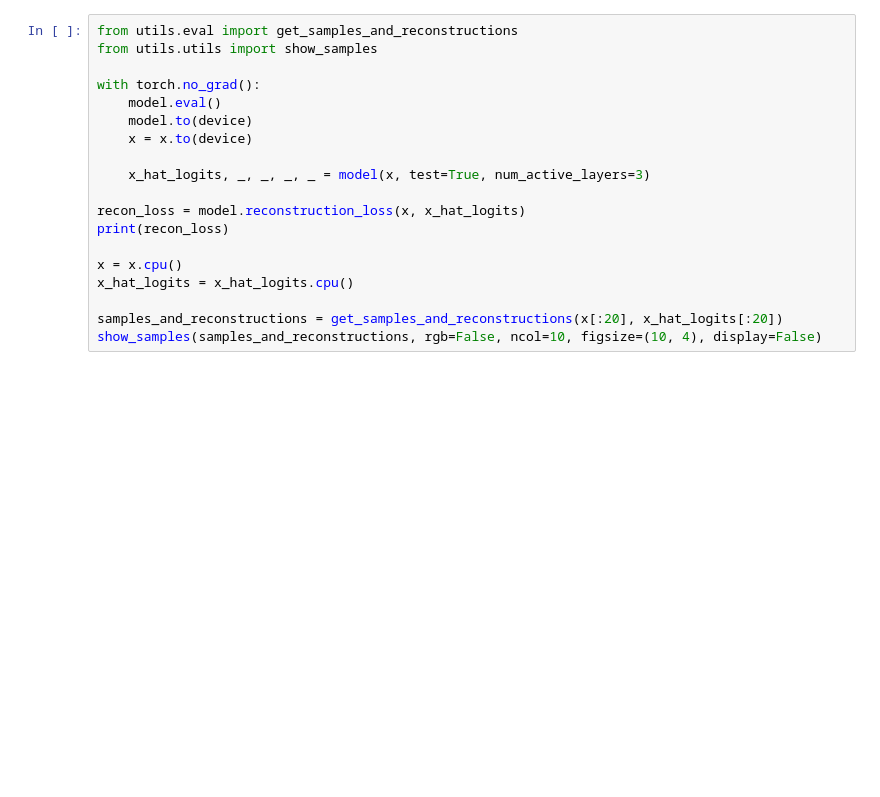
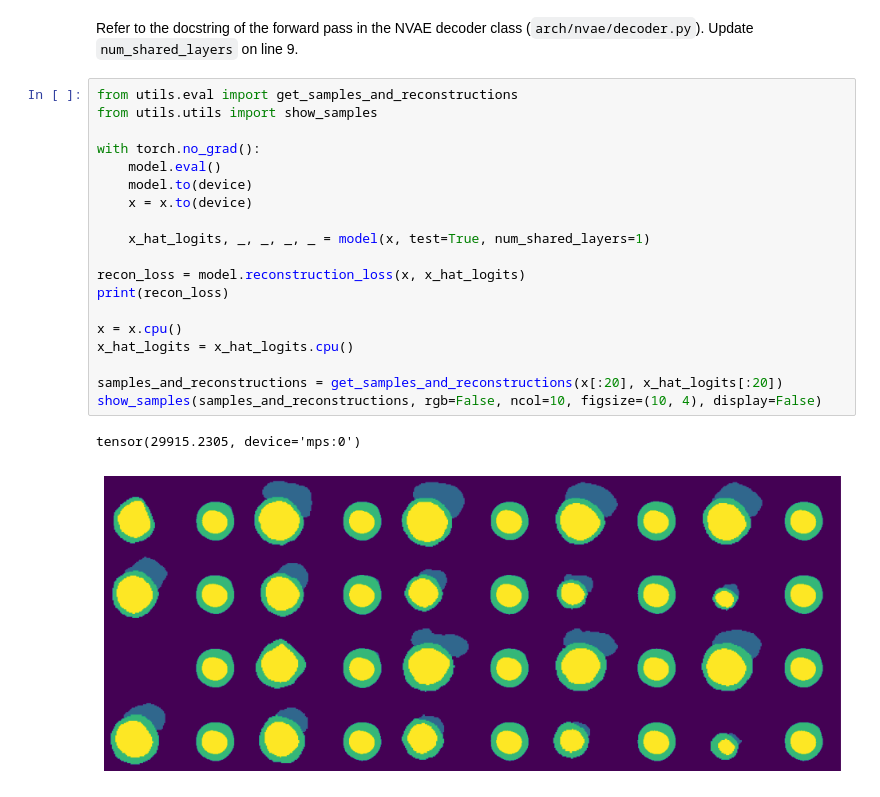
Before and after one commit to j-freddy/nvae-shape-encoding, a Jupyter notebook: analysis/nvae/latent_ablation.ipynb, the cells around one changed output. Cells and saved outputs as stored; diff of their text form; blank space fills up the shorter version.

Commit message:
NVAE Latent layer ablation study for reconstruction and generation

```diff
--- a/analysis/nvae/latent_ablation.ipynb
+++ b/analysis/nvae/latent_ablation.ipynb
@@ -42,19 +71,24 @@ x.shape
+# %% [markdown]
+Refer to the docstring of the forward pass in the NVAE decoder class (`arch/nvae/decoder.py`). Update `num_shared_layers` on line 9.
 # %%
 from utils.eval import get_samples_and_reconstructions
 from utils.utils import show_samples
 
 with torch.no_grad():
     model.eval()
     model.to(device)
     x = x.to(device)
 
-    x_hat_logits, _, _, _, _ = model(x, test=True, num_active_layers=3)
+    x_hat_logits, _, _, _, _ = model(x, test=True, num_shared_layers=1)
 
 recon_loss = model.reconstruction_loss(x, x_hat_logits)
 print(recon_loss)
 
 x = x.cpu()
 x_hat_logits = x_hat_logits.cpu()
 
 samples_and_reconstructions = get_samples_and_reconstructions(x[:20], x_hat_logits[:20])
 show_samples(samples_and_reconstructions, rgb=False, ncol=10, figsize=(10, 4), display=False)
+# %% [output]
+tensor(29915.2305, device='mps:0')
+[figure, added]
```
Also changed, not shown: parts of 13 cells of this notebook, 3 other files.
